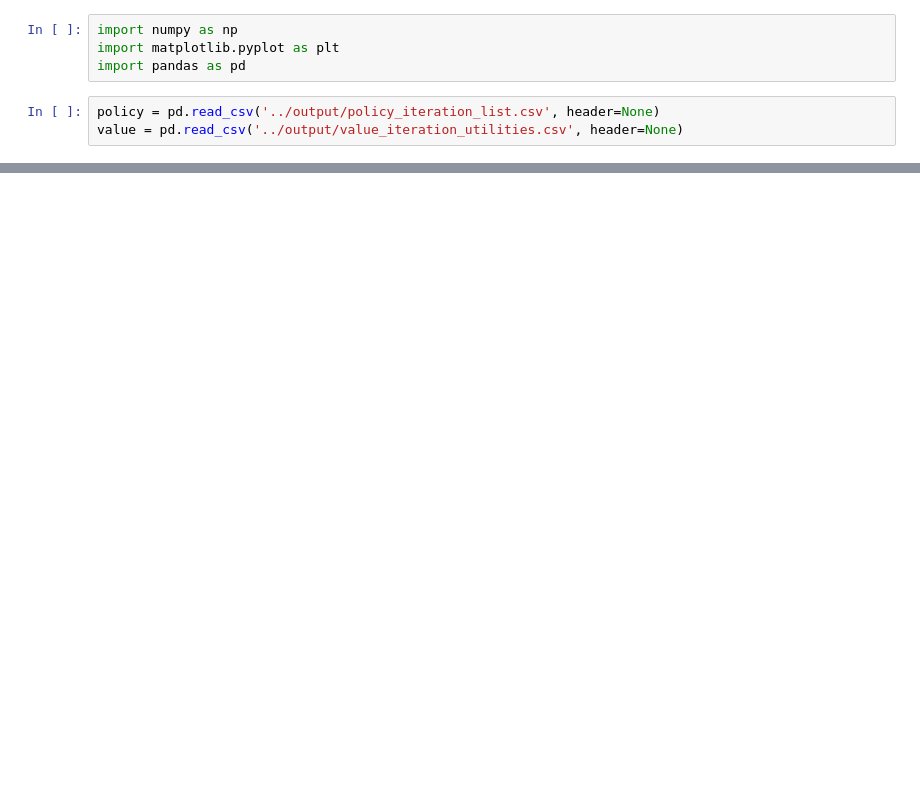
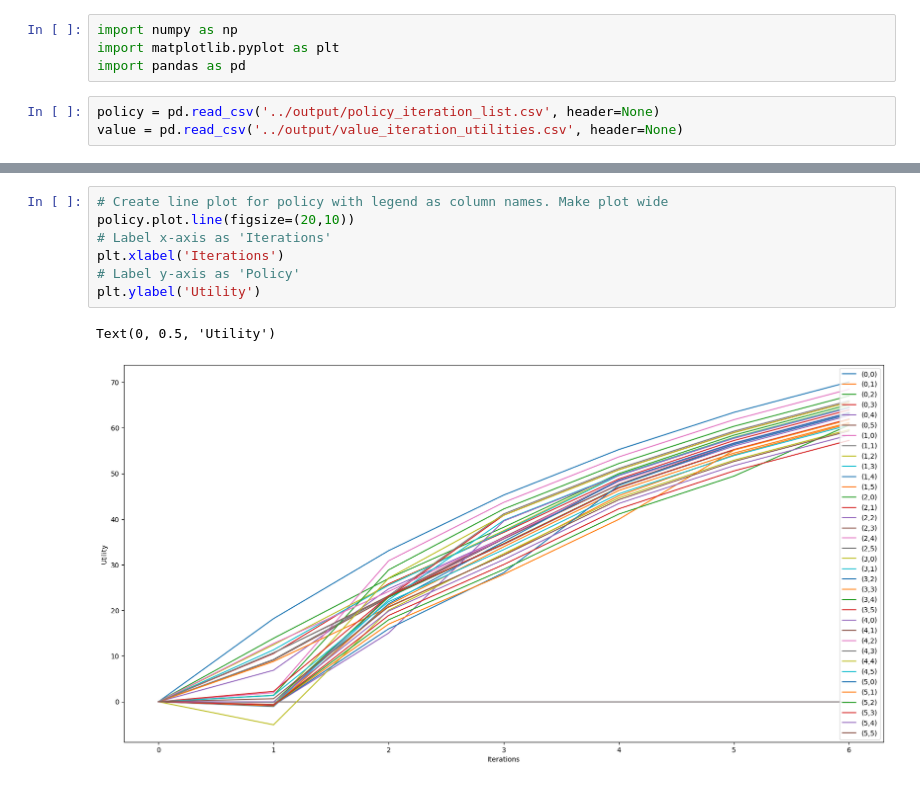
Before and after one commit to IngaleOmkar/CZ4046-Intelligent-Agents, a Jupyter notebook: visualisation/data_exploration.ipynb, the cells around one changed output, grey strips where cells are left out. Drawn from its saved outputs; the diff is of its cells as text; blank space fills up the shorter version.

```diff
--- a/visualisation/data_exploration.ipynb
+++ b/visualisation/data_exploration.ipynb
@@ -72,0 +70,10 @@ plt.show()
+# %%
+# Create line plot for policy with legend as column names. Make plot wide
+policy.plot.line(figsize=(20,10))
+# Label x-axis as 'Iterations'
+plt.xlabel('Iterations')
+# Label y-axis as 'Policy'
+plt.ylabel('Utility')
+# %% [output]
+Text(0, 0.5, 'Utility')
+[figure, added]
```
Also changed, not shown: parts of 9 cells of this notebook, 10 other files.
